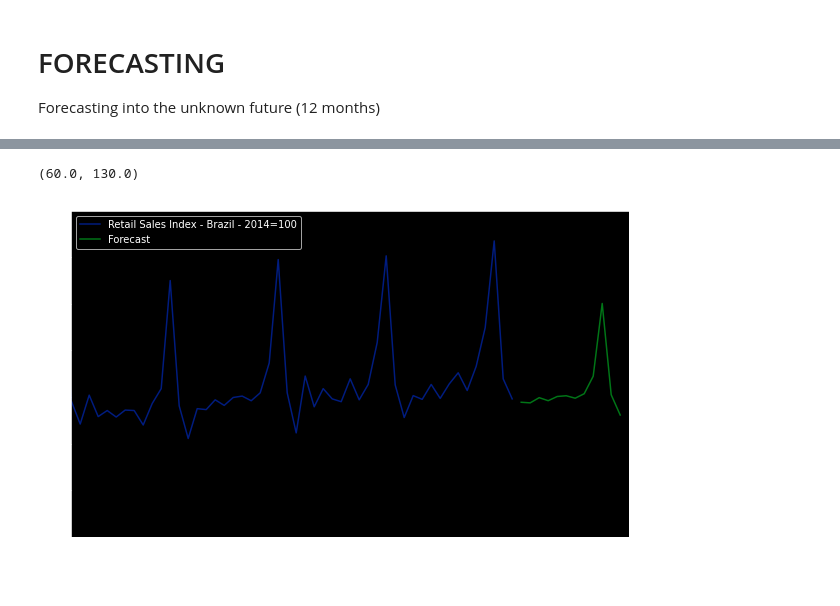
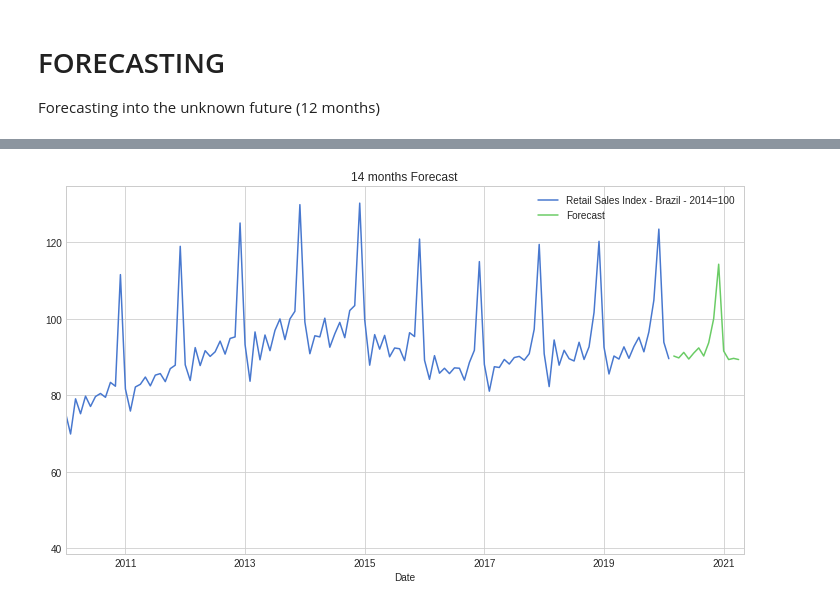
Before and after one commit to rodrigobercini/lstm-varejo-brasil, a Jupyter notebook: LSTM_Retail.ipynb, the cells around one changed output, grey strips where cells are left out. Saved outputs shown, nothing was run; the diff lists cells and outputs as text; code cells hidden in the pictures.

Commit message:
Gridsearch and new graph style

```diff
--- a/LSTM_Retail.ipynb
+++ b/LSTM_Retail.ipynb
@@ -69,0 +64,4 @@ Text(0.5, 1.0, 'Retail Sales Index - Brazil - 2014=100')
+# %%
+# Plotting Time Series
+plt.style.use('seaborn-whitegrid')
+df.plot(figsize=(10,6))
@@ -188,6 +201,3 @@ best_model = grid_rmse_df.sort_values(by=1)[0].iloc[0]
 print(best_model)
 # %% [output]
 256 units, 0.3 dropout, adam optimizer, 17 epochs
-# %%
-plt.style.use('seaborn-dark-palette')
-grid_losses[best_model].plot()
@@ -197,3 +203,0 @@ grid_losses[best_model].plot()
-# %%
-plt.style.use('seaborn-dark-palette')
-grid_real_pred[best_model].plot(figsize = (10,6))
@@ -230,6 +241,7 @@ Forecasting into the unknown future (12 months)
 full_scaler = MinMaxScaler()
 scaled_full_data = full_scaler.fit_transform(df)
 length = 12
+
 # Generator
 generator = TimeseriesGenerator(scaled_full_data, scaled_full_data,
                                 length=length, batch_size=1)
@@ -248,8 +260,8 @@ model.fit(generator, epochs=17)
 
 # Forecasting the unknown future
 forecast = []
-periods = 12
-first_eval_batch = scaled_train[-length:]
+periods = 14
+first_eval_batch = scaled_full_data[-length:]
 current_batch = first_eval_batch.reshape((1,length,n_features))
 
 # Updating batches with predicted values
@@ -287,9 +299,8 @@ Epoch 17/17
 # %%
-# Plotting
+# Plotting forecast
 ax = df.plot(figsize=(10, 6))
-forecast_df.plot(ax=ax, figsize=(10, 6))
-plt.xlim('2016-01-01','2021-03-01')
-plt.ylim(60,130)
+forecast_df.plot(ax=ax, figsize=(10, 6), title=('14 months Forecast'))
+plt.xlim('2010-01-01','2021-05-01')
+plt.tight_layout()
 # %% [output]
-(60.0, 130.0)
-[figure, old version]
+[figure, new version]
```
Also changed, not shown: parts of 11 cells of this notebook, 4 other files.
